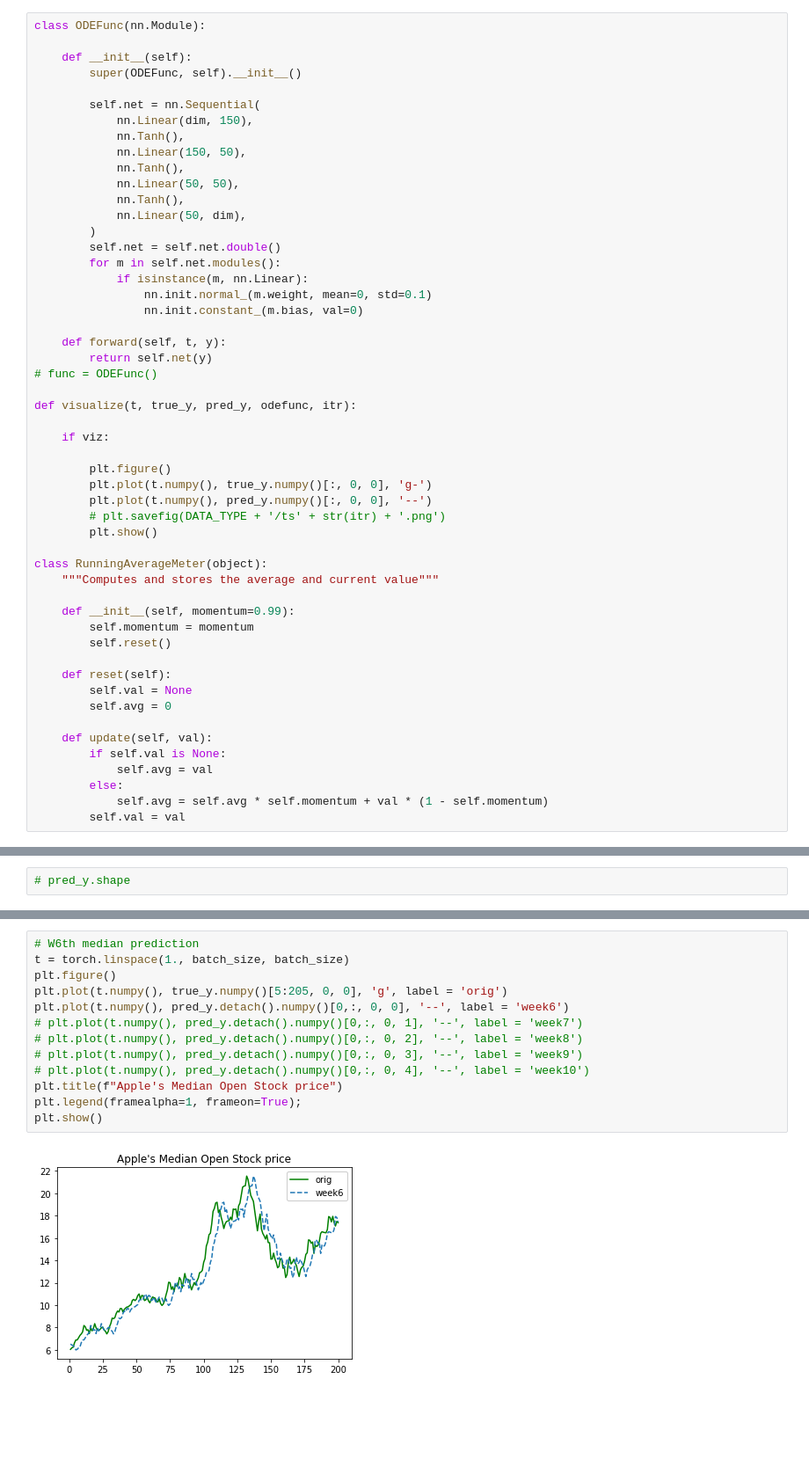
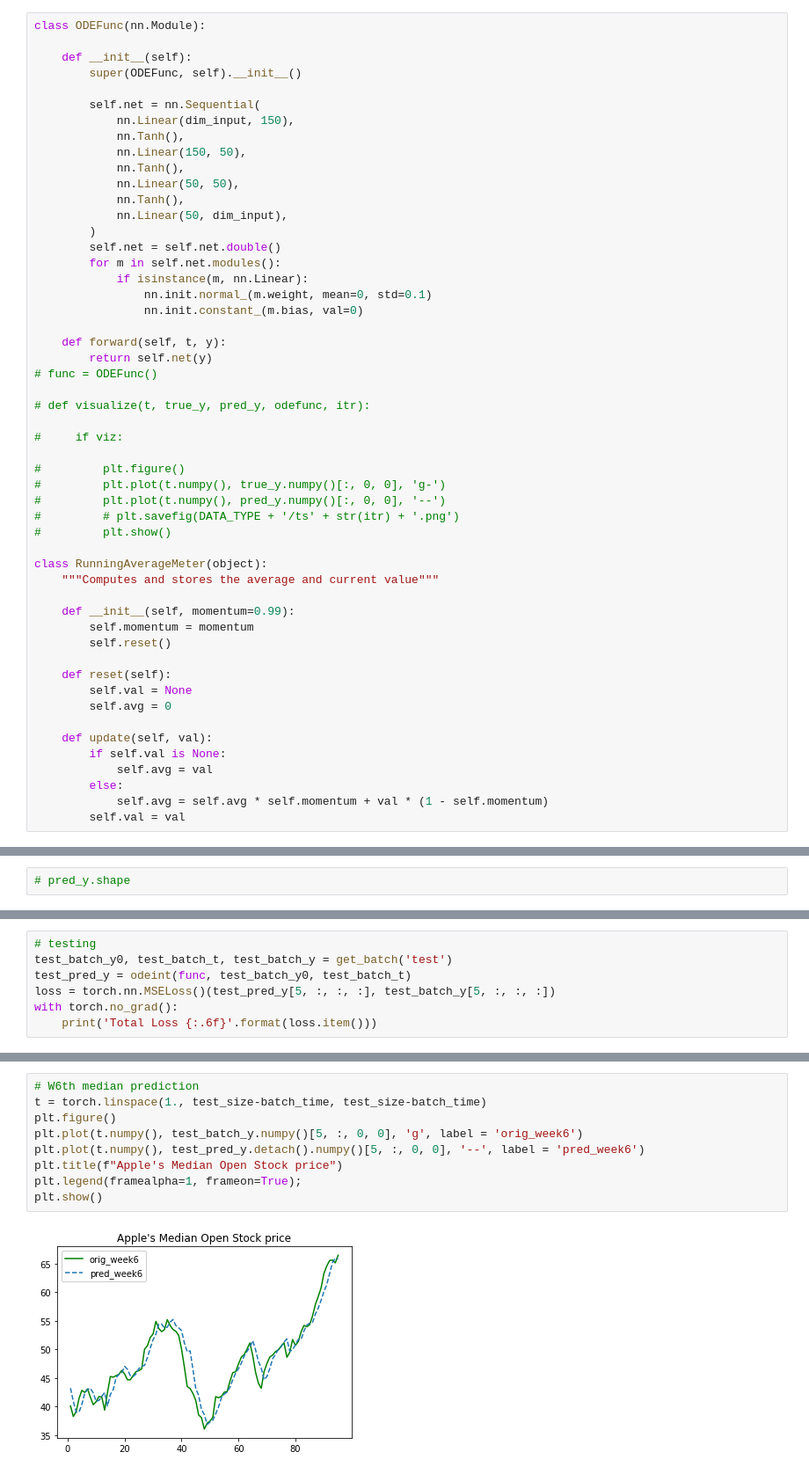
Before and after one commit to OmkarMehta/SSFwithNODE, a Jupyter notebook: simple-data-generator/neuralode_basic_median.ipynb, the cells around one changed output, grey strips where cells are left out. Shown at 88% size. Drawn from its saved outputs; the diff is of its cells as text; blank space fills up the shorter version.

Commit message:
Trained Neural ODE basic on median data

```diff
--- a/simple-data-generator/neuralode_basic_median.ipynb
+++ b/simple-data-generator/neuralode_basic_median.ipynb
@@ -208,13 +212,13 @@ class ODEFunc(nn.Module):
         super(ODEFunc, self).__init__()
 
         self.net = nn.Sequential(
-            nn.Linear(dim, 150),
+            nn.Linear(dim_input, 150),
             nn.Tanh(),
             nn.Linear(150, 50),
             nn.Tanh(),
             nn.Linear(50, 50),
             nn.Tanh(),
-            nn.Linear(50, dim),
+            nn.Linear(50, dim_input),
         )
         self.net = self.net.double()
         for m in self.net.modules():
@@ -226,15 +230,15 @@ class ODEFunc(nn.Module):
         return self.net(y)
 # func = ODEFunc()
 
-def visualize(t, true_y, pred_y, odefunc, itr):
+# def visualize(t, true_y, pred_y, odefunc, itr):
 
-    if viz:
+#     if viz:
 
-        plt.figure()
-        plt.plot(t.numpy(), true_y.numpy()[:, 0, 0], 'g-')
-        plt.plot(t.numpy(), pred_y.numpy()[:, 0, 0], '--')
-        # plt.savefig(DATA_TYPE + '/ts' + str(itr) + '.png')
-        plt.show()
+#         plt.figure()
+#         plt.plot(t.numpy(), true_y.numpy()[:, 0, 0], 'g-')
+#         plt.plot(t.numpy(), pred_y.numpy()[:, 0, 0], '--')
+#         # plt.savefig(DATA_TYPE + '/ts' + str(itr) + '.png')
+#         plt.show()
 
 class RunningAverageMeter(object):
     """Computes and stores the average and current value"""
@@ -369,0 +313,7 @@ pred_y = odeint(func, test_y, t)
+# %%
+# testing
+test_batch_y0, test_batch_t, test_batch_y = get_batch('test')
+test_pred_y = odeint(func, test_batch_y0, test_batch_t)
+loss = torch.nn.MSELoss()(test_pred_y[5, :, :, :], test_batch_y[5, :, :, :])
+with torch.no_grad():
+    print('Total Loss {:.6f}'.format(loss.item()))
@@ -370,15 +322,11 @@ pred_y = odeint(func, test_y, t)
 # %%
 # W6th median prediction
-t = torch.linspace(1., batch_size, batch_size)
+t = torch.linspace(1., test_size-batch_time, test_size-batch_time)
 plt.figure()
-plt.plot(t.numpy(), true_y.numpy()[5:205, 0, 0], 'g', label = 'orig')
-plt.plot(t.numpy(), pred_y.detach().numpy()[0,:, 0, 0], '--', label = 'week6')
-# plt.plot(t.numpy(), pred_y.detach().numpy()[0,:, 0, 1], '--', label = 'week7')
-# plt.plot(t.numpy(), pred_y.detach().numpy()[0,:, 0, 2], '--', label = 'week8')
-# plt.plot(t.numpy(), pred_y.detach().numpy()[0,:, 0, 3], '--', label = 'week9')
-# plt.plot(t.numpy(), pred_y.detach().numpy()[0,:, 0, 4], '--', label = 'week10')
+plt.plot(t.numpy(), test_batch_y.numpy()[5, :, 0, 0], 'g', label = 'orig_week6')
+plt.plot(t.numpy(), test_pred_y.detach().numpy()[5, :, 0, 0], '--', label = 'pred_week6')
 plt.title(f"Apple's Median Open Stock price")
 plt.legend(framealpha=1, frameon=True);
 plt.show()
 # %% [output]
-[figure, old version]
+[figure, new version]
```
Also changed, not shown: parts of 26 cells of this notebook.
